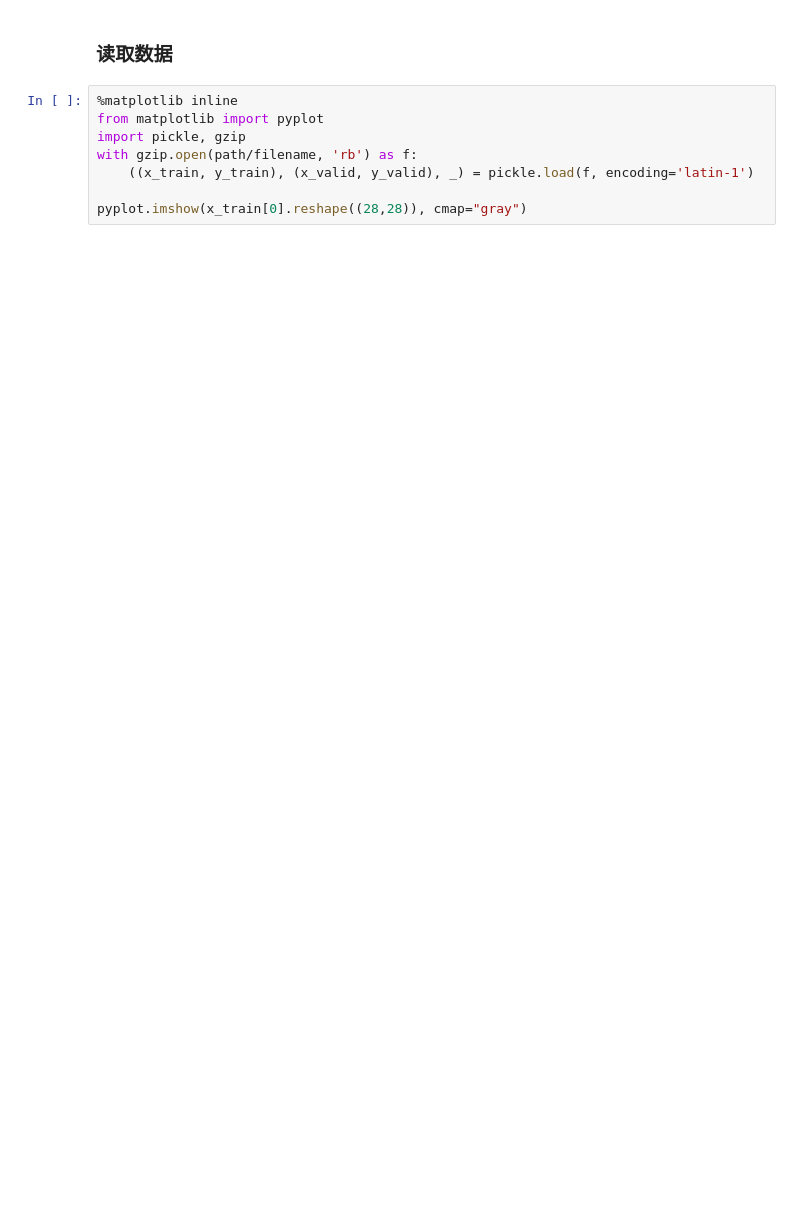
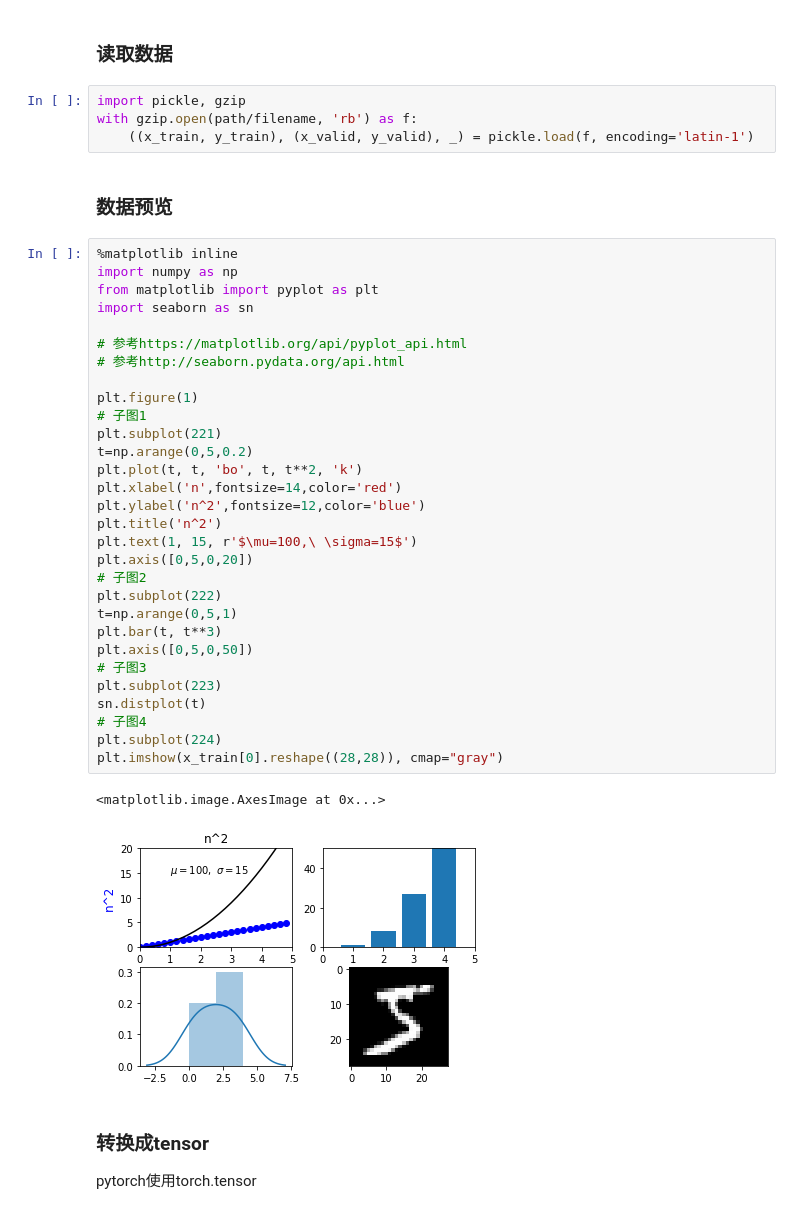
Before and after one commit to skyhawk1990/pytorch_models, a Jupyter notebook: newer.ipynb, the cells around one changed output. Drawn from its saved outputs; the diff is of its cells as text; blank space fills up the shorter version.

```diff
--- a/newer.ipynb
+++ b/newer.ipynb
@@ -28,10 +38,44 @@ if not (path/filename).exists():
 # %% [markdown]
 ### 读取数据
 # %%
-%matplotlib inline
-from matplotlib import pyplot
 import pickle, gzip
 with gzip.open(path/filename, 'rb') as f:
     ((x_train, y_train), (x_valid, y_valid), _) = pickle.load(f, encoding='latin-1')
-
-pyplot.imshow(x_train[0].reshape((28,28)), cmap="gray")
+# %% [markdown]
+### 数据预览
+# %%
+%matplotlib inline
+import numpy as np
+from matplotlib import pyplot as plt
+import seaborn as sn
+
+# 参考https://matplotlib.org/api/pyplot_api.html
+# 参考http://seaborn.pydata.org/api.html
+
+plt.figure(1)
+# 子图1
+plt.subplot(221)
+t=np.arange(0,5,0.2)
+plt.plot(t, t, 'bo', t, t**2, 'k')
+plt.xlabel('n',fontsize=14,color='red')
+plt.ylabel('n^2',fontsize=12,color='blue')
+plt.title('n^2')
+plt.text(1, 15, r'$\mu=100,\ \sigma=15$')
+plt.axis([0,5,0,20])
+# 子图2
+plt.subplot(222)
+t=np.arange(0,5,1)
+plt.bar(t, t**3)
+plt.axis([0,5,0,50])
+# 子图3
+plt.subplot(223)
+sn.distplot(t)
+# 子图4
+plt.subplot(224)
+plt.imshow(x_train[0].reshape((28,28)), cmap="gray")
+# %% [output]
+<matplotlib.image.AxesImage at 0x...>
+[figure, added]
+# %% [markdown]
+### 转换成tensor
+pytorch使用torch.tensor
```
Also changed, not shown: parts of 21 cells of this notebook, 2 other files.
